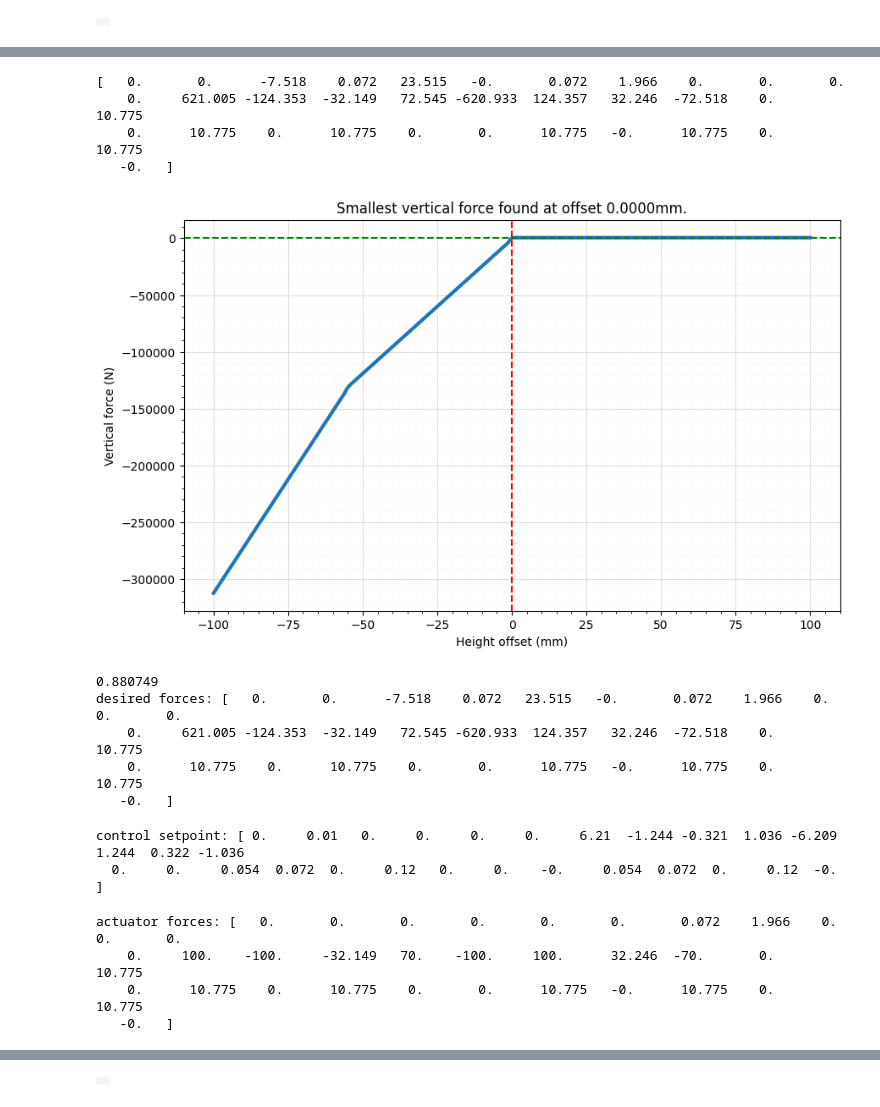
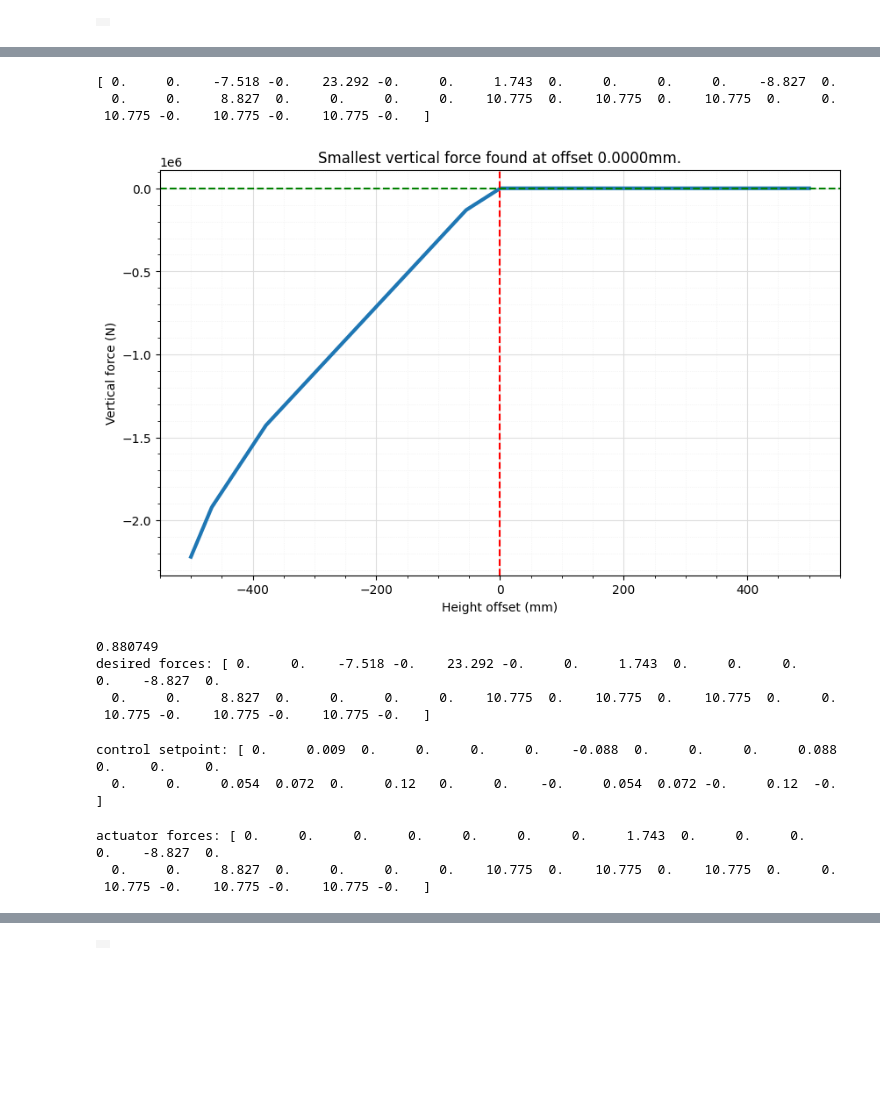
Before and after one commit to ShahhhVihaan/backflip, a Jupyter notebook: motion/stand.ipynb, the cells around one changed output, grey strips where cells are left out. Drawn from its saved outputs; the diff is of its cells as text; code cells hidden in the pictures; blank space fills up the shorter version.

```diff
--- a/motion/stand.ipynb
+++ b/motion/stand.ipynb
@@ -100,52 +102,51 @@ media.show_video(frames, fps=FRAMERATE)
 # %% [output]
 [interactive output not drawn]
 # %%
-mujoco.mj_resetDataKeyframe(model, data, 0)
+mujoco.mj_resetDataKeyframe(model, data, -1)
 mujoco.mj_forward(model, data)
 data.qacc = 0  # Assert that there is no the acceleration.
 mujoco.mj_inverse(model, data)
 print(data.qfrc_inverse)
 # %% [output]
-[   0.       0.      -7.518    0.072   23.515   -0.       0.072    1.966    0.       0.       0.
-    0.     621.005 -124.353  -32.149   72.545 -620.933  124.357   32.246  -72.518    0.      10.775
-    0.      10.775    0.      10.775    0.       0.      10.775   -0.      10.775    0.      10.775
-   -0.   ]
+[ 0.     0.    -7.518 -0.    23.292 -0.     0.     1.743  0.     0.     0.     0.    -8.827  0.
+  0.     0.     8.827  0.     0.     0.     0.    10.775  0.    10.775  0.    10.775  0.     0.
+ 10.775 -0.    10.775 -0.    10.775 -0.   ]
 # %%
-height_offsets = np.linspace(-0.1, 0.1, 10001)
+height_offsets = np.linspace(-0.5, 0.5, 10001)
 vertical_forces = []
 for offset in height_offsets:
-  mujoco.mj_resetDataKeyframe(model, data, 0)
+  mujoco.mj_resetDataKeyframe(model, data, -1)
   mujoco.mj_forward(model, data)
   data.qacc = 0
   # Offset the height by `offset`.
   data.qpos[2] += offset
   mujoco.mj_inverse(model, data)
   vertical_forces.append(data.qfrc_inverse[2])
 
 # Find the height-offset at which the vertical force is smallest.
 idx = np.argmin(np.abs(vertical_forces))
 best_offset = height_offsets[idx]
 
 # Plot the relationship.
 plt.figure(figsize=(10, 6))
 plt.plot(height_offsets * 1000, vertical_forces, linewidth=3)
 # Red vertical line at offset corresponding to smallest vertical force.
 plt.axvline(x=best_offset*1000, color='red', linestyle='--')
 # Green horizontal line at the humanoid's weight.
 weight = model.body_subtreemass[1]*np.linalg.norm(model.opt.gravity)
 plt.axhline(y=weight, color='green', linestyle='--')
 plt.xlabel('Height offset (mm)')
 plt.ylabel('Vertical force (N)')
 plt.grid(which='major', color='#DDDDDD', linewidth=0.8)
 plt.grid(which='minor', color='#EEEEEE', linestyle=':', linewidth=0.5)
 plt.minorticks_on()
 plt.title(f'Smallest vertical force '
           f'found at offset {best_offset*1000:.4f}mm.')
 plt.show()
 # %% [output]
-[figure, old version]
+[figure, new version]
 # %%
-mujoco.mj_resetDataKeyframe(model, data, 0)
+mujoco.mj_resetDataKeyframe(model, data, -1)
 mujoco.mj_forward(model, data)
 data.qacc = 0
 data.qpos[2] += best_offset
@@ -156,10 +157,9 @@ qfrc0 = data.qfrc_inverse.copy()
 print('desired forces:', qfrc0)
 # %% [output]
 0.880749
-desired forces: [   0.       0.      -7.518    0.072   23.515   -0.       0.072    1.966    0.       0.       0.
-    0.     621.005 -124.353  -32.149   72.545 -620.933  124.357   32.246  -72.518    0.      10.775
-    0.      10.775    0.      10.775    0.       0.      10.775   -0.      10.775    0.      10.775
-   -0.   ]
+desired forces: [ 0.     0.    -7.518 -0.    23.292 -0.     0.     1.743  0.     0.     0.     0.    -8.827  0.
+  0.     0.     8.827  0.     0.     0.     0.    10.775  0.    10.775  0.    10.775  0.     0.
+ 10.775 -0.    10.775 -0.    10.775 -0.   ]
 # %%
 actuator_moment = np.zeros((model.nu, model.nv))
 mujoco.mju_sparse2dense(
@@ -173,17 +173,16 @@ ctrl0 = np.atleast_2d(qfrc0) @ np.linalg.pinv(actuator_moment)
 ctrl0 = ctrl0.flatten()  # Save the ctrl setpoint.
 print('control setpoint:', ctrl0)
 # %% [output]
-control setpoint: [ 0.     0.01   0.     0.     0.     0.     6.21  -1.244 -0.321  1.036 -6.209  1.244  0.322 -1.036
-  0.     0.     0.054  0.072  0.     0.12   0.     0.    -0.     0.054  0.072  0.     0.12  -0.   ]
+control setpoint: [ 0.     0.009  0.     0.     0.     0.    -0.088  0.     0.     0.     0.088  0.     0.     0.
+  0.     0.     0.054  0.072  0.     0.12   0.     0.    -0.     0.054  0.072 -0.     0.12  -0.   ]
 # %%
 data.ctrl = ctrl0
 mujoco.mj_forward(model, data)
 print('actuator forces:', data.qfrc_actuator)
 # %% [output]
-actuator forces: [   0.       0.       0.       0.       0.       0.       0.072    1.966    0.       0.       0.
-    0.     100.    -100.     -32.149   70.    -100.     100.      32.246  -70.       0.      10.775
-    0.      10.775    0.      10.775    0.       0.      10.775   -0.      10.775    0.      10.775
-   -0.   ]
+actuator forces: [ 0.     0.     0.     0.     0.     0.     0.     1.743  0.     0.     0.     0.    -8.827  0.
+  0.     0.     8.827  0.     0.     0.     0.    10.775  0.    10.775  0.    10.775  0.     0.
+ 10.775 -0.    10.775 -0.    10.775 -0.   ]
 # %%
 DURATION  = 3   # seconds
 FRAMERATE = 60  # Hz
```
Also changed, not shown: parts of 5 cells of this notebook.
